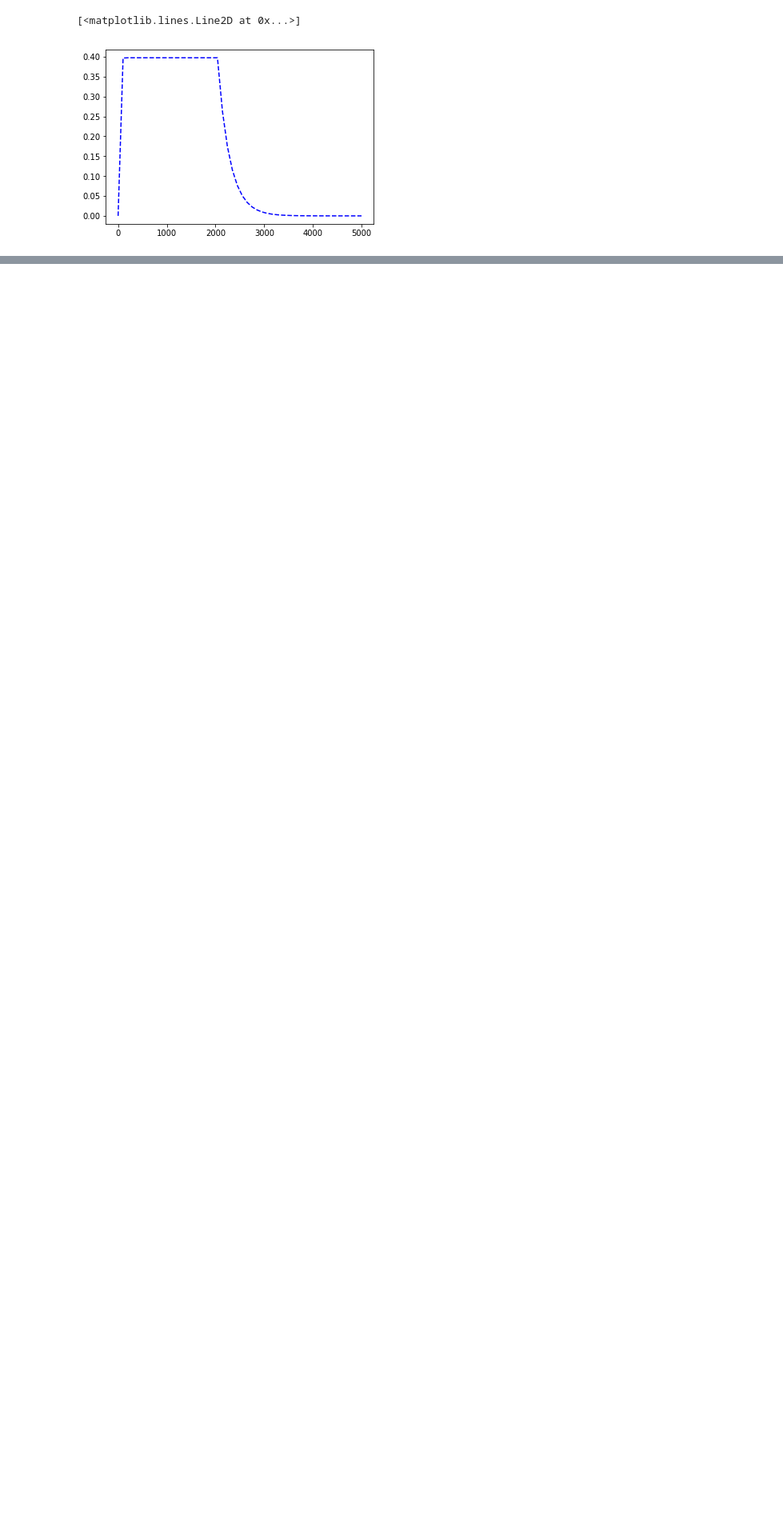
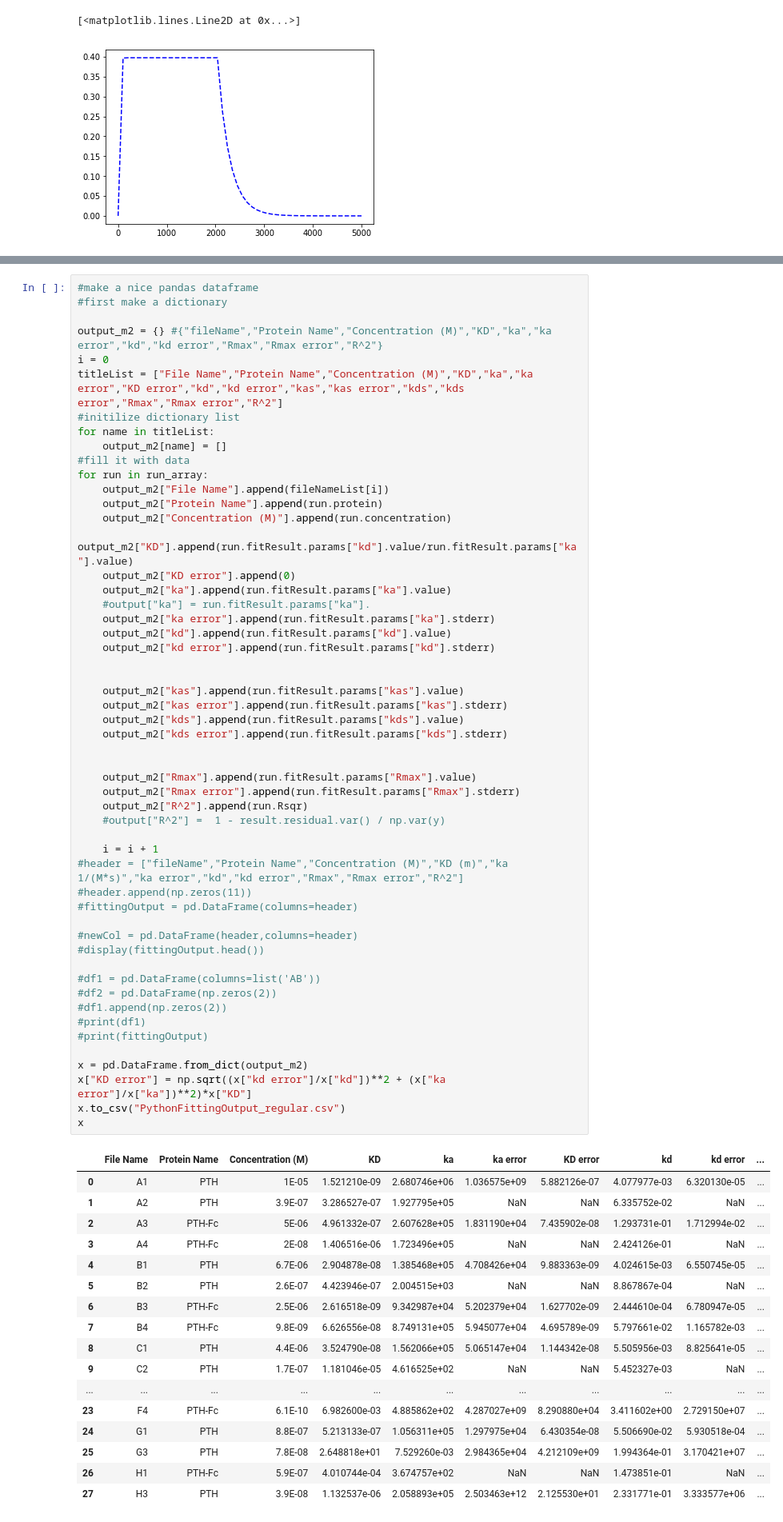
Before and after one commit to DexterAntonio/pthBLI, a Jupyter notebook: Data20180918.ipynb, the cells around one changed output, grey strips where cells are left out. Shown at 80% size. Saved outputs shown, nothing was run; the diff lists cells and outputs as text; blank space fills up the shorter version.

```diff
--- a/Data20180918.ipynb
+++ b/Data20180918.ipynb
@@ -409,3 +527,74 @@ plt.plot(PTH_data[0,:],PTH_data[1,:])
+# %%
+#make a nice pandas dataframe
+#first make a dictionary
+
+output_m2 = {} #{"fileName","Protein Name","Concentration (M)","KD","ka","ka error","kd","kd error","Rmax","Rmax error","R^2"}
+i = 0
+titleList = ["File Name","Protein Name","Concentration (M)","KD","ka","ka error","KD error","kd","kd error","kas","kas error","kds","kds error","Rmax","Rmax error","R^2"]
+#initilize dictionary list
+for name in titleList:
+    output_m2[name] = []
+#fill it with data
+for run in run_array:
+    output_m2["File Name"].append(fileNameList[i])
+    output_m2["Protein Name"].append(run.protein)
+    output_m2["Concentration (M)"].append(run.concentration)
+    output_m2["KD"].append(run.fitResult.params["kd"].value/run.fitResult.params["ka"].value)
+    output_m2["KD error"].append(0)
+    output_m2["ka"].append(run.fitResult.params["ka"].value)
+    #output["ka"] = run.fitResult.params["ka"].
+    output_m2["ka error"].append(run.fitResult.params["ka"].stderr)
+    output_m2["kd"].append(run.fitResult.params["kd"].value)
+    output_m2["kd error"].append(run.fitResult.params["kd"].stderr)
+
+
+    output_m2["kas"].append(run.fitResult.params["kas"].value)
+    output_m2["kas error"].append(run.fitResult.params["kas"].stderr)
+    output_m2["kds"].append(run.fitResult.params["kds"].value)
+    output_m2["kds error"].append(run.fitResult.params["kds"].stderr)
+
+
+    output_m2["Rmax"].append(run.fitResult.params["Rmax"].value)
+    output_m2["Rmax error"].append(run.fitResult.params["Rmax"].stderr)
+    output_m2["R^2"].append(run.Rsqr)
+    #output["R^2"] =  1 - result.residual.var() / np.var(y)
+
+    i = i + 1
+#header = ["fileName","Protein Name","Concentration (M)","KD (m)","ka 1/(M*s)","ka error","kd","kd error","Rmax","Rmax error","R^2"]
+#header.append(np.zeros(11))
+#fittingOutput = pd.DataFrame(columns=header)
+
+#newCol = pd.DataFrame(header,columns=header)
+#display(fittingOutput.head())
+
+#df1 = pd.DataFrame(columns=list('AB'))
+#df2 = pd.DataFrame(np.zeros(2))
+#df1.append(np.zeros(2))
+#print(df1)
+#print(fittingOutput)
+
+x = pd.DataFrame.from_dict(output_m2)
+x["KD error"] = np.sqrt((x["kd error"]/x["kd"])**2 + (x["ka error"]/x["ka"])**2)*x["KD"]
+x.to_csv("PythonFittingOutput_regular.csv")
+x
+# %% [output]
+|  | File Name | Protein Name | Concentration (M) | KD | ka | ka error | KD error | kd | kd error | ... |
+| 0 | A1 | PTH | 1E-05 | 1.521210e-09 | 2.680746e+06 | 1.036575e+09 | 5.882126e-07 | 4.077977e-03 | 6.320130e-05 | ... |
+| 1 | A2 | PTH | 3.9E-07 | 3.286527e-07 | 1.927795e+05 | NaN | NaN | 6.335752e-02 | NaN | ... |
+| 2 | A3 | PTH-Fc | 5E-06 | 4.961332e-07 | 2.607628e+05 | 1.831190e+04 | 7.435902e-08 | 1.293731e-01 | 1.712994e-02 | ... |
+| 3 | A4 | PTH-Fc | 2E-08 | 1.406516e-06 | 1.723496e+05 | NaN | NaN | 2.424126e-01 | NaN | ... |
+| 4 | B1 | PTH | 6.7E-06 | 2.904878e-08 | 1.385468e+05 | 4.708426e+04 | 9.883363e-09 | 4.024615e-03 | 6.550745e-05 | ... |
+| 5 | B2 | PTH | 2.6E-07 | 4.423946e-07 | 2.004515e+03 | NaN | NaN | 8.867867e-04 | NaN | ... |
+| 6 | B3 | PTH-Fc | 2.5E-06 | 2.616518e-09 | 9.342987e+04 | 5.202379e+04 | 1.627702e-09 | 2.444610e-04 | 6.780947e-05 | ... |
+| 7 | B4 | PTH-Fc | 9.8E-09 | 6.626556e-08 | 8.749131e+05 | 5.945077e+04 | 4.695789e-09 | 5.797661e-02 | 1.165782e-03 | ... |
+| 8 | C1 | PTH | 4.4E-06 | 3.524790e-08 | 1.562066e+05 | 5.065147e+04 | 1.144342e-08 | 5.505956e-03 | 8.825641e-05 | ... |
+| 9 | C2 | PTH | 1.7E-07 | 1.181046e-05 | 4.616525e+02 | NaN | NaN | 5.452327e-03 | NaN | ... |
+| ... | ... | ... | ... | ... | ... | ... | ... | ... | ... | ... |
+| 23 | F4 | PTH-Fc | 6.1E-10 | 6.982600e-03 | 4.885862e+02 | 4.287027e+09 | 8.290880e+04 | 3.411602e+00 | 2.729150e+07 | ... |
+| 24 | G1 | PTH | 8.8E-07 | 5.213133e-07 | 1.056311e+05 | 1.297975e+04 | 6.430354e-08 | 5.506690e-02 | 5.930518e-04 | ... |
+| 25 | G3 | PTH | 7.8E-08 | 2.648818e+01 | 7.529260e-03 | 2.984365e+04 | 4.212109e+09 | 1.994364e-01 | 3.170421e+07 | ... |
+| 26 | H1 | PTH-Fc | 5.9E-07 | 4.010744e-04 | 3.674757e+02 | NaN | NaN | 1.473851e-01 | NaN | ... |
+| 27 | H3 | PTH | 3.9E-08 | 1.132537e-06 | 2.058893e+05 | 2.503463e+12 | 2.125530e+01 | 2.331771e-01 | 3.333577e+06 | ... |
 # %% [raw]
 plt.figure(1)
 plt.plot(t_array[13],r_array[15],'-')
```
Also changed, not shown: parts of 7 cells of this notebook.
